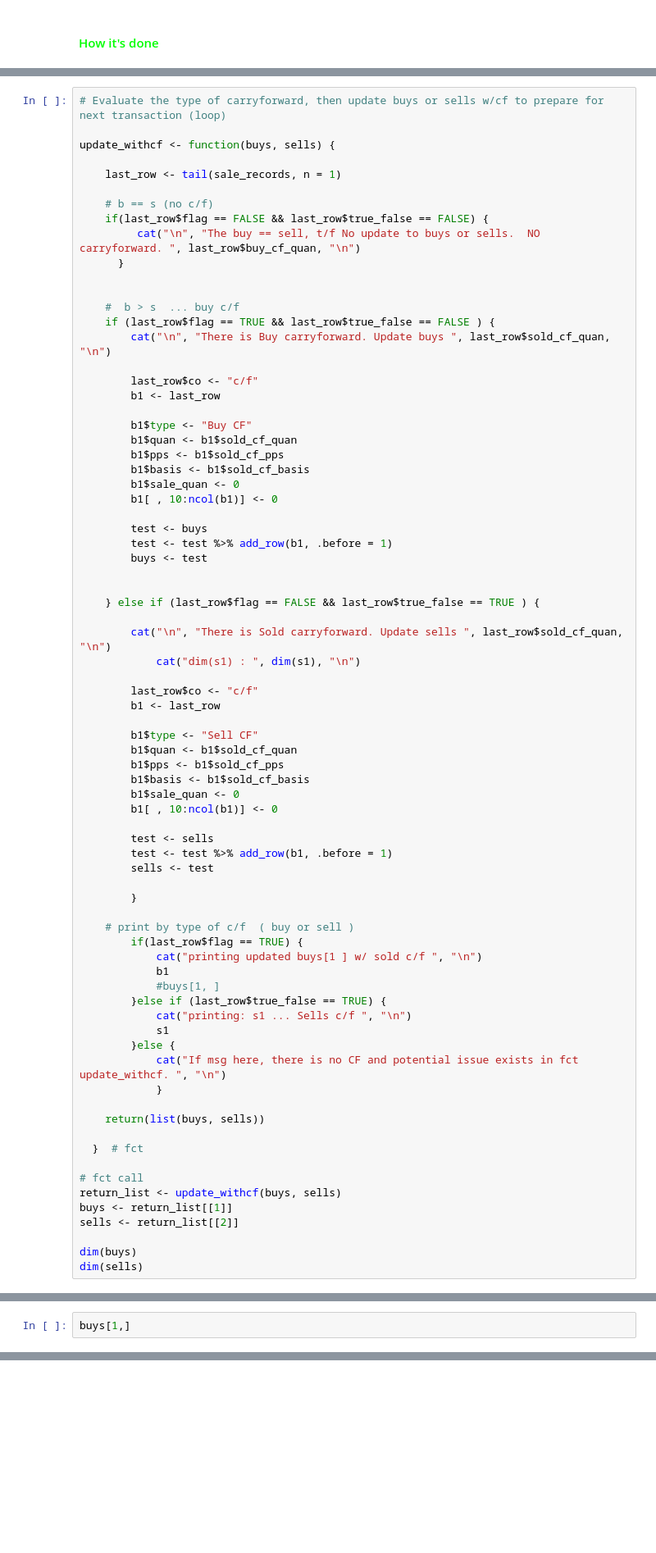
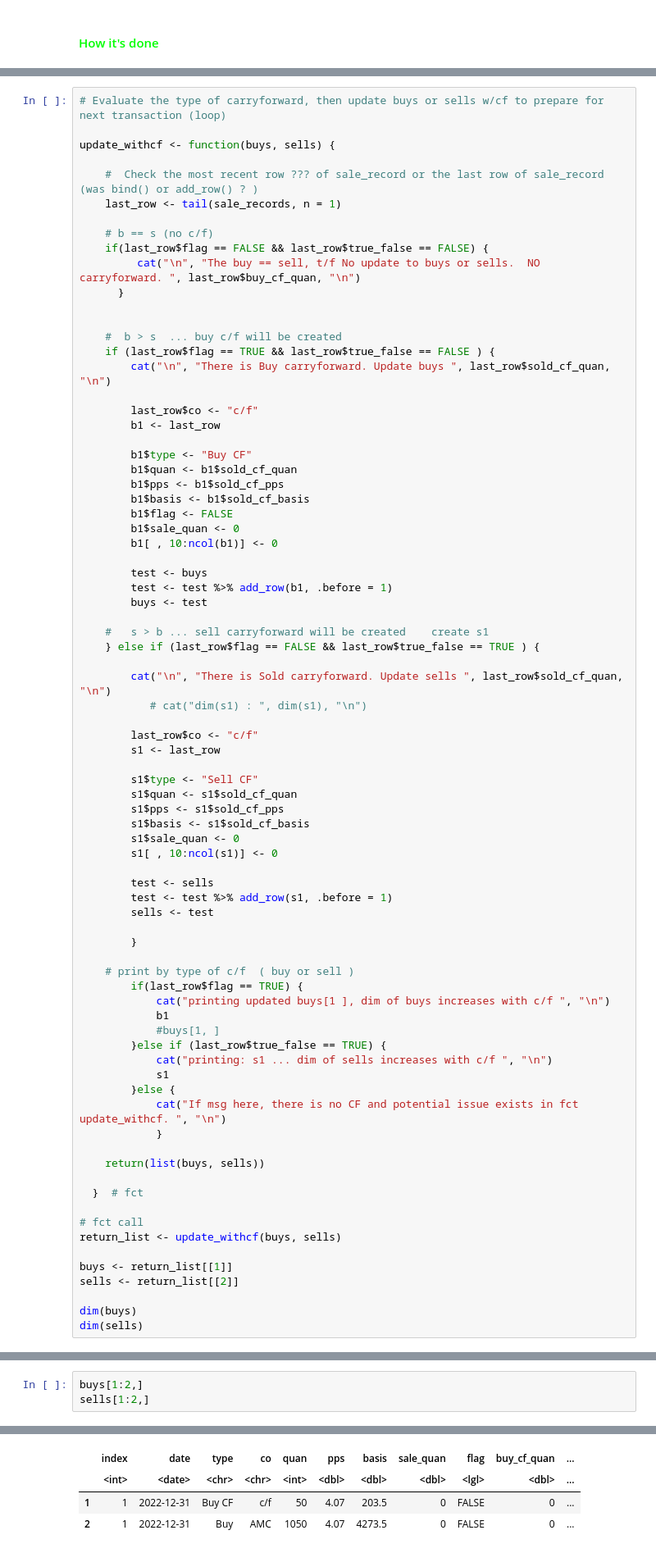
Before and after one commit to GrayCoHub/fifo_redo, a Jupyter notebook: fifo_rows_redo2.ipynb, the cells around one changed output, grey strips where cells are left out. Shown at 82% size. Saved outputs shown, nothing was run; the diff lists cells and outputs as text; blank space fills up the shorter version.

```diff
--- a/fifo_rows_redo2.ipynb
+++ b/fifo_rows_redo2.ipynb
@@ -239,6 +334,7 @@ last_row
 
 update_withcf <- function(buys, sells) {
 
+    #  Check the most recent row ??? of sale_record or the last row of sale_record (was bind() or add_row() ? )
     last_row <- tail(sale_records, n = 1)
 
     # b == s (no c/f)
@@ -247,7 +343,7 @@ update_withcf <- function(buys, sells) {
       }
 
 
-    #  b > s  ... buy c/f
+    #  b > s  ... buy c/f will be created
     if (last_row$flag == TRUE && last_row$true_false == FALSE ) {
         cat("\n", "There is Buy carryforward. Update buys ", last_row$sold_cf_quan, "\n")
 
@@ -258,6 +354,7 @@ update_withcf <- function(buys, sells) {
         b1$quan <- b1$sold_cf_quan
         b1$pps <- b1$sold_cf_pps
         b1$basis <- b1$sold_cf_basis
+        b1$flag <- FALSE
         b1$sale_quan <- 0
         b1[ , 10:ncol(b1)] <- 0
 
@@ -265,35 +362,35 @@ update_withcf <- function(buys, sells) {
         test <- test %>% add_row(b1, .before = 1)
         buys <- test
 
-
+    #   s > b ... sell carryforward will be created    create s1
     } else if (last_row$flag == FALSE && last_row$true_false == TRUE ) {
 
         cat("\n", "There is Sold carryforward. Update sells ", last_row$sold_cf_quan, "\n")
-            cat("dim(s1) : ", dim(s1), "\n")
+           # cat("dim(s1) : ", dim(s1), "\n")
 
         last_row$co <- "c/f"
-        b1 <- last_row
+        s1 <- last_row
 
-        b1$type <- "Sell CF"
-        b1$quan <- b1$sold_cf_quan
-        b1$pps <- b1$sold_cf_pps
-        b1$basis <- b1$sold_cf_basis
-        b1$sale_quan <- 0
-        b1[ , 10:ncol(b1)] <- 0
+        s1$type <- "Sell CF"
+        s1$quan <- s1$sold_cf_quan
+        s1$pps <- s1$sold_cf_pps
+        s1$basis <- s1$sold_cf_basis
+        s1$sale_quan <- 0
+        s1[ , 10:ncol(s1)] <- 0
 
         test <- sells
-        test <- test %>% add_row(b1, .before = 1)
+        test <- test %>% add_row(s1, .before = 1)
         sells <- test
 
         }
 
     # print by type of c/f  ( buy or sell )
         if(last_row$flag == TRUE) {
-            cat("printing updated buys[1 ] w/ sold c/f ", "\n")
+            cat("printing updated buys[1 ], dim of buys increases with c/f ", "\n")
             b1
             #buys[1, ]
         }else if (last_row$true_false == TRUE) {
-            cat("printing: s1 ... Sells c/f ", "\n")
+            cat("printing: s1 ... dim of sells increases with c/f ", "\n")
             s1
         }else {
             cat("If msg here, there is no CF and potential issue exists in fct update_withcf. ", "\n")
@@ -305,6 +402,7 @@ update_withcf <- function(buys, sells) {
 
 # fct call
 return_list <- update_withcf(buys, sells)
+
 buys <- return_list[[1]]
 sells <- return_list[[2]]
 
@@ -315,2 +418,4 @@ dim(sells)
 # %%
-buys[1,]
+buys[1:2,]
+sells[1:2,]
+# %% [output]
@@ -316,0 +423,4 @@ buys[1,]
+|  | index | date | type | co | quan | pps | basis | sale_quan | flag | buy_cf_quan | ... |
+|  | <int> | <date> | <chr> | <chr> | <int> | <dbl> | <dbl> | <dbl> | <lgl> | <dbl> | ... |
+| 1 | 1 | 2022-12-31 | Buy CF | c/f | 50 | 4.07 | 203.5 | 0 | FALSE | 0 | ... |
+| 2 | 1 | 2022-12-31 | Buy | AMC | 1050 | 4.07 | 4273.5 | 0 | FALSE | 0 | ... |
```
Also changed, not shown: parts of 59 cells of this notebook.
